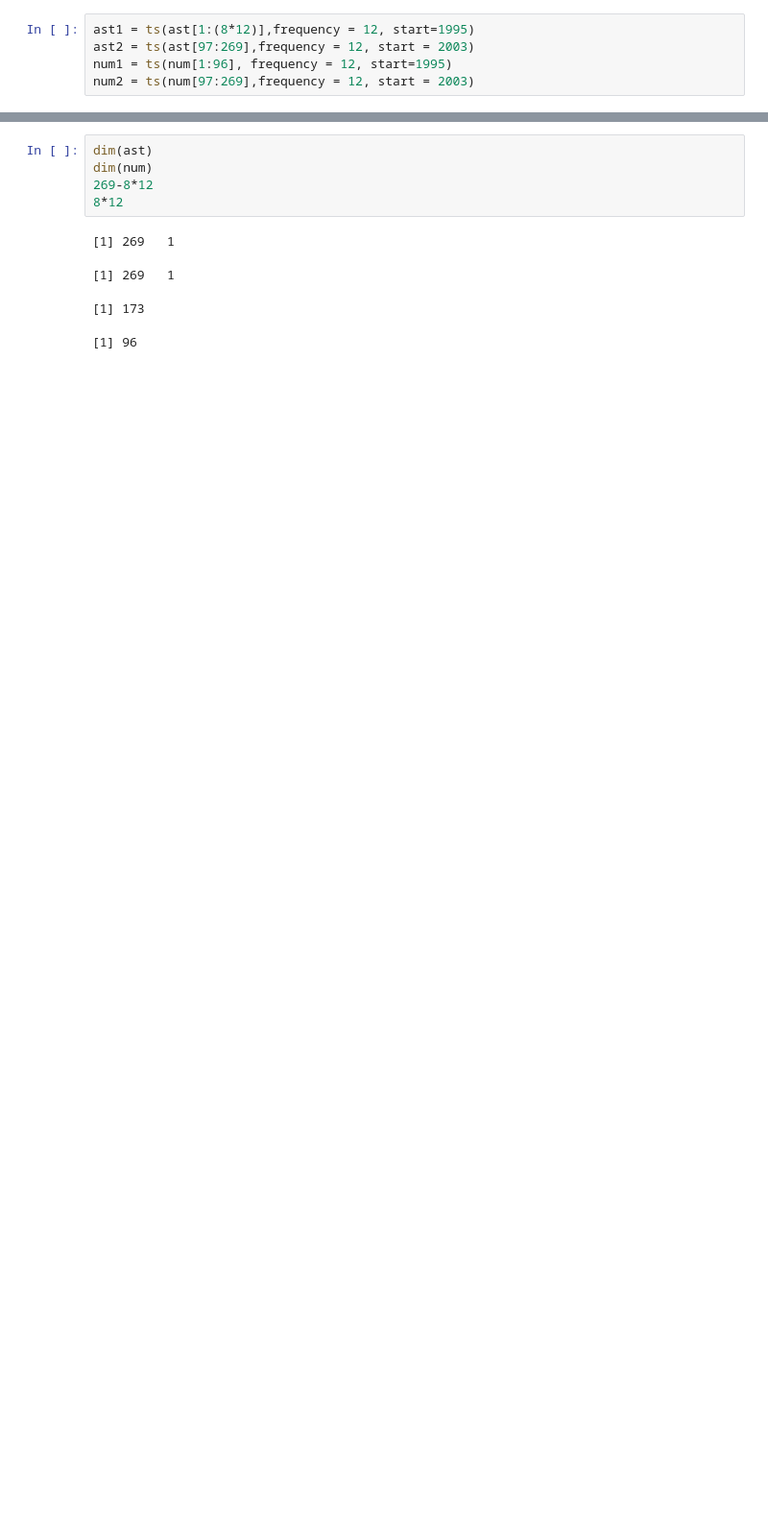
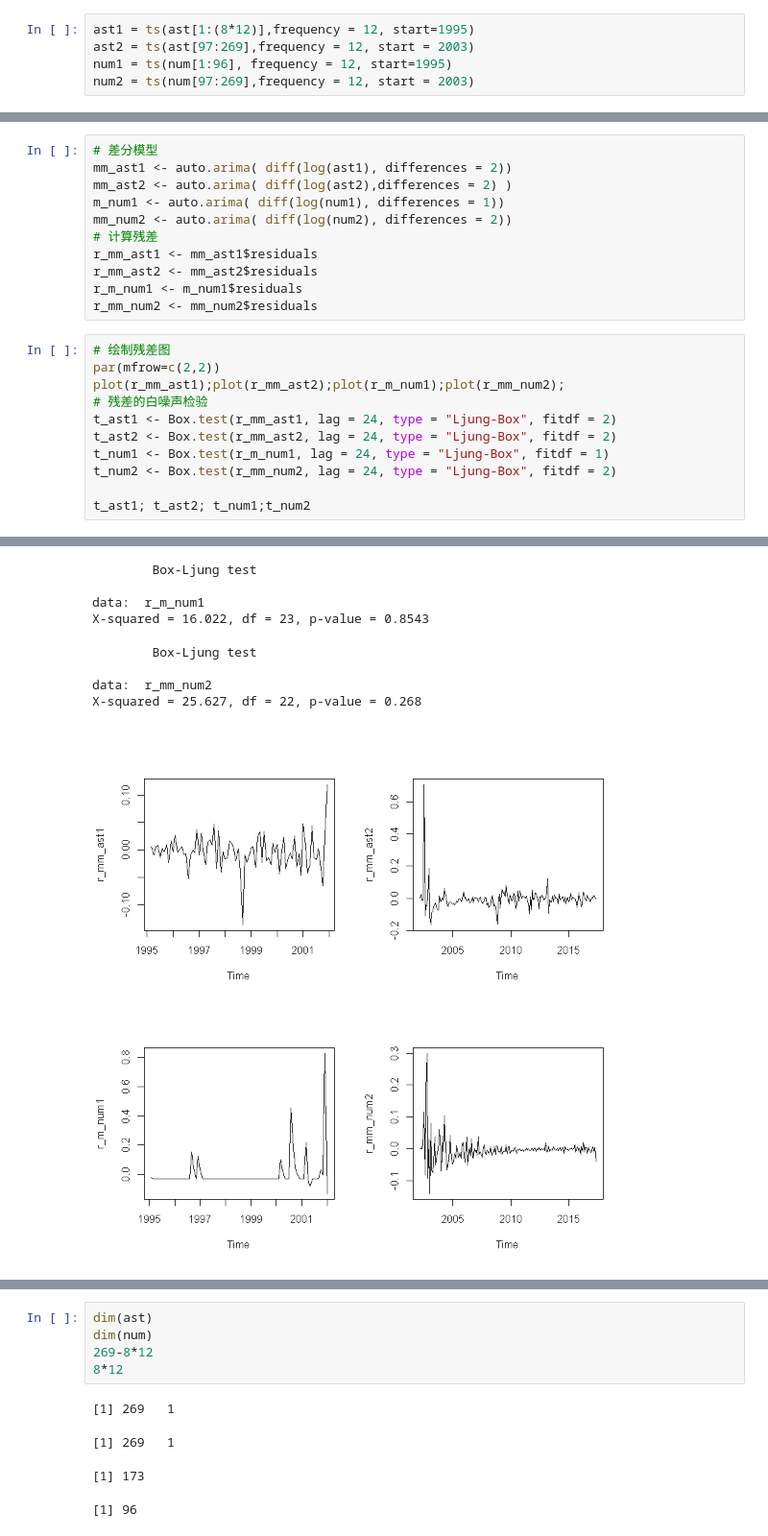
Before and after one commit to JiamingPKU/code, a Jupyter notebook: R/course1/time_series_analysis final_project.ipynb, the cells around one changed output, grey strips where cells are left out. Shown at 96% size. Cells and saved outputs as stored; diff of their text form; blank space fills up the shorter version.

```diff
--- a/R/course1/time_series_analysis final_project.ipynb
+++ b/R/course1/time_series_analysis final_project.ipynb
@@ -50,0 +207,23 @@ num2 = ts(num[97:269],frequency = 12, start = 2003)
+# %%
+# 差分模型
+mm_ast1 <- auto.arima( diff(log(ast1), differences = 2))
+mm_ast2 <- auto.arima( diff(log(ast2),differences = 2) )
+m_num1 <- auto.arima( diff(log(num1), differences = 1))
+mm_num2 <- auto.arima( diff(log(num2), differences = 2))
+# 计算残差
+r_mm_ast1 <- mm_ast1$residuals
+r_mm_ast2 <- mm_ast2$residuals
+r_m_num1 <- m_num1$residuals
+r_mm_num2 <- mm_num2$residuals
+# %%
+# 绘制残差图
+par(mfrow=c(2,2))
+plot(r_mm_ast1);plot(r_mm_ast2);plot(r_m_num1);plot(r_mm_num2);
+# 残差的白噪声检验
+t_ast1 <- Box.test(r_mm_ast1, lag = 24, type = "Ljung-Box", fitdf = 2)
+t_ast2 <- Box.test(r_mm_ast2, lag = 24, type = "Ljung-Box", fitdf = 2)
+t_num1 <- Box.test(r_m_num1, lag = 24, type = "Ljung-Box", fitdf = 1)
+t_num2 <- Box.test(r_mm_num2, lag = 24, type = "Ljung-Box", fitdf = 2)
+
+t_ast1; t_ast2; t_num1;t_num2
+# %% [output]
@@ -50,0 +238,9 @@ num2 = ts(num[97:269],frequency = 12, start = 2003)
+        Box-Ljung test
+
+data:  r_m_num1
+X-squared = 16.022, df = 23, p-value = 0.8543
+        Box-Ljung test
+
+data:  r_mm_num2
+X-squared = 25.627, df = 22, p-value = 0.268
+[figure, added]
```
Also changed, not shown: parts of 23 cells of this notebook, 6 other files.
